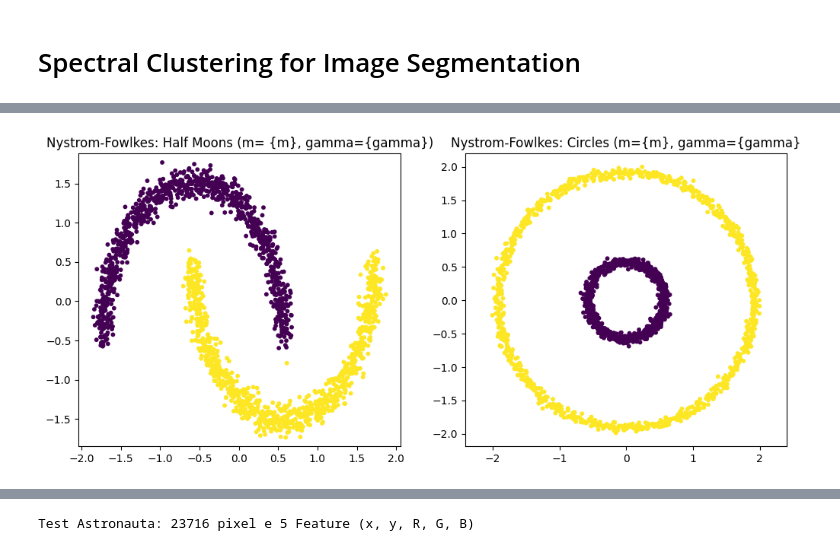
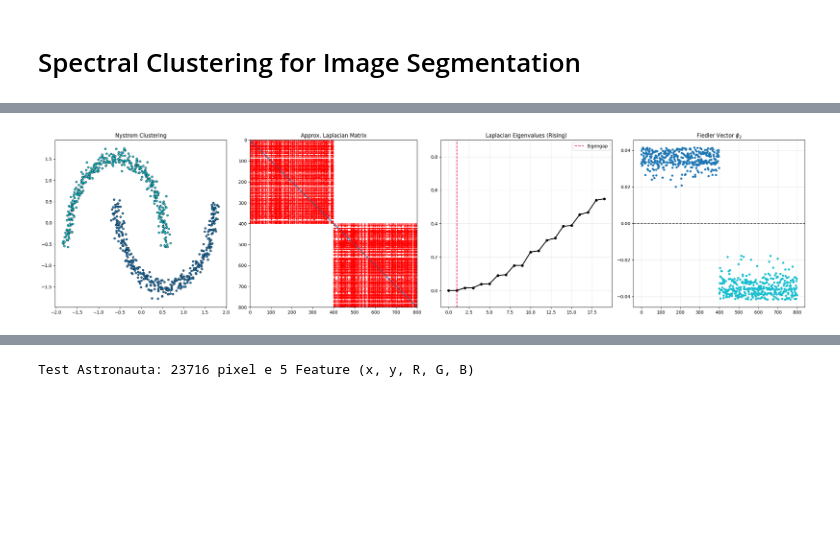
Before and after one commit to giorgiozoccatelli/ComputationalLinearAlgebra, a Jupyter notebook: SpectralClustering/SpectralClustering.ipynb, the cells around one changed output, grey strips where cells are left out. Saved outputs shown, nothing was run; the diff lists cells and outputs as text; code cells hidden in the pictures; blank space fills up the shorter version.

Commit message:
manca solo da sisteare frasi e estetica

```diff
--- a/SpectralClustering/SpectralClustering.ipynb
+++ b/SpectralClustering/SpectralClustering.ipynb
@@ -90,7 +173,6 @@ def nystrom_fowlkes_spectra_clustering(X, m, n_clusters, gamma=None):
     n = X.shape[0]
     if gamma is None:
         gamma = 1.0 / (2 * np.median(np.var(X, axis=0)))
-
 
     indices = np.random.choice(n, m, replace=False)
     mask = np.zeros(n, dtype=bool)
@@ -103,39 +185,27 @@ def nystrom_fowlkes_spectra_clustering(X, m, n_clusters, gamma=None):
     A = rbf_kernel(X_sampled, X_sampled, gamma=gamma)
     B = rbf_kernel(X_remaining, X_sampled, gamma=gamma)
 
-#-------ROBA CHE DEVO CANCORA CAPIRE BENE--------
-    # 3. NORMALIZZAZIONE LAPLACIANA (Il pezzo mancante)
-    # Calcolo del grado d (somma delle righe della matrice di affinità completa)
     d = np.concatenate([
         np.sum(A, axis=1) + np.sum(B.T, axis=1),
         np.sum(B, axis=1) + B @ (np.linalg.pinv(A) @ np.sum(B.T, axis=1))
     ])
     d_inv_sqrt = 1.0 / np.sqrt(d + 1e-10)
-
-    # Normalizziamo A e B per riflettere la Laplaciana: K_norm = D^-1/2 K D^-1/2
-    # Estraiamo i pezzi di D^-1/2
     d_m = d_inv_sqrt[:m]
     d_nm = d_inv_sqrt[m:]
 
     A_norm = np.diag(d_m) @ A @ np.diag(d_m)
     B_norm = np.diag(d_nm) @ B @ np.diag(d_m)
 
-#FINO A QUI---------------------------------
-
-    # 4. Decomposizione di A_norm A = U V U'
     v_eigenvals, U = np.linalg.eigh(A_norm)
     v_eigenvals = np.maximum(v_eigenvals[::-1], 1e-10)
     U = U[:, ::-1]
 
-    # A^(-1/2)
     A_inv_sqrt = U @ np.diag(1.0 / np.sqrt(v_eigenvals)) @ U.T
 
-    # 5. Decomposizione Q ; Q = A_norm + A^(-1/2) B_norm' B_norm A^(-1/2)
     Q = A_norm + A_inv_sqrt @ (B_norm.T @ B_norm) @ A_inv_sqrt
     v_q, U_q = np.linalg.eigh(Q)
     v_q = np.maximum(v_q[::-1], 1e-10)
     U_q = U_q[:, ::-1]
-
 
     combined_AB_norm = np.zeros((n, m))
     combined_AB_norm[mask] = A_norm
@@ -143,25 +213,71 @@ def nystrom_fowlkes_spectra_clustering(X, m, n_clusters, gamma=None):
 
     V_final = combined_AB_norm @ A_inv_sqrt @ U_q @ np.diag(1.0 / np.sqrt(v_q))
 
-
     V_k = V_final[:, :n_clusters]
-
 
     row_norms = np.linalg.norm(V_k, axis=1, keepdims=True)
     V_normalized = V_k / (row_norms + 1e-10)
 
-    return KMeans(n_clusters=n_clusters, n_init=10).fit_predict(V_normalized)
+    labels= KMeans(n_clusters=n_clusters, n_init=10).fit_predict(V_normalized)
+    return labels, v_q,  V_final
+
+
+def plot_nystrom_results(X, labels, v_q, V_final, n_clusters):
+    n = X.shape[0]
+    sort_idx = np.argsort(labels)
+    laplacian_evals = np.sort(1.0 - v_q)
+
+    fig, ax = plt.subplots(1, 4, figsize=(24, 6))
+
+    ax[0].scatter(X[:, 0], X[:, 1], c=labels, cmap='tab10', s=20, edgecolors='k', linewidth=0.5)
+    ax[0].set_title("Nystrom Clustering")
+    ax[0].axis('equal')
+
+    W_approx = V_final[:, :n_clusters] @ V_final[:, :n_clusters].T
+    L_approx = np.eye(n) - W_approx
+    L_sorted = L_approx[sort_idx][:, sort_idx]
+
+    threshold = np.percentile(np.abs(L_sorted), 90)
+    rows, cols = np.where(np.abs(L_sorted) > threshold)
+    vals = L_sorted[rows, cols]
+
+    colors = ['red' if v < 0 else '#1f77b4' for v in vals]
+    ax[1].scatter(cols, rows, c=colors, s=0.8, marker='s', alpha=0.6)
+    ax[1].set_xlim(0, n);
+    ax[1].set_ylim(n, 0)
+    ax[1].set_aspect('equal')
+    ax[1].set_title("Approx. Laplacian Matrix")
+
+
+    ax[2].plot(laplacian_evals[:20], 'o-', color='black', linewidth=2, markersize=5)
+    ax[2].axvline(x=n_clusters-1, color='crimson', linestyle='--', label='Eigengap')
+    ax[2].set_title("Laplacian Eigenvalues (Rising)")
+    ax[2].grid(True, alpha=0.3)
+    ax[2].set_ylim(-0.1, 0.9)
+    ax[2].legend()
+
+
+    fiedler_vec = V_final[:, 1]
+    ax[3].scatter(range(n), fiedler_vec[sort_idx], c=labels[sort_idx], cmap='tab10', s=15)
+    ax[3].axhline(y=0, color='k', ls='--', alpha=0.5)
+    ax[3].set_title(r"Fiedler Vector $\phi_2$")
+    ax[3].grid(True, alpha=0.3)
+
+    plt.tight_layout()
+    plt.show()
+
+
 
 scaler = StandardScaler()
 X_moons_scaled = scaler.fit_transform(X_moons)
 X_circles_scaled = scaler.fit_transform(X_circles)
 
-labels_nystrom_moons = nystrom_fowlkes_spectra_clustering(X_moons_scaled, m=150, n_clusters=2, gamma=10.0)
-labels_nystrom_circles = nystrom_fowlkes_spectra_clustering(X_circles_scaled, m=150, n_clusters=2, gamma=2.0)
+labels_nystrom_moons, evals_moons, evects_moons = nystrom_fowlkes_spectra_clustering(X_moons_scaled, m=150, n_clusters=2, gamma=10.0)
+labels_nystrom_circles, evals_circles, evects_circles = nystrom_fowlkes_spectra_clustering(X_circles_scaled, m=150, n_clusters=2, gamma=2.0)
 
-plt.figure(figsize=(12, 5))
-plt.subplot(1, 2, 1)
-plot_clusters(X_moons_scaled, labels_nystrom_moons, "Nystrom-Fowlkes: Half Moons (m= {m}, gamma={gamma})")
-plt.subplot(1, 2, 2)
-plot_clusters(X_circles_scaled, labels_nystrom_circles, "Nystrom-Fowlkes: Circles (m={m}, gamma={gamma}")
+print("--- Dataset: Circles ---")
+plot_nystrom_results(X_moons_scaled, labels_nystrom_moons, evals_moons, evects_moons, n_clusters=2)
+
+print("--- Dataset: Moons ---")
+plot_nystrom_results(X_circles_scaled, labels_nystrom_circles, evals_circles, evects_circles, n_clusters=2)
 # %% [output]
@@ -168 +285 @@ plot_clusters(X_circles_scaled, labels_nystrom_circles, "Nystrom-Fowlkes: Circle
-[figure, old version]
+[figure, new version]
```
Also changed, not shown: parts of 16 cells of this notebook.
